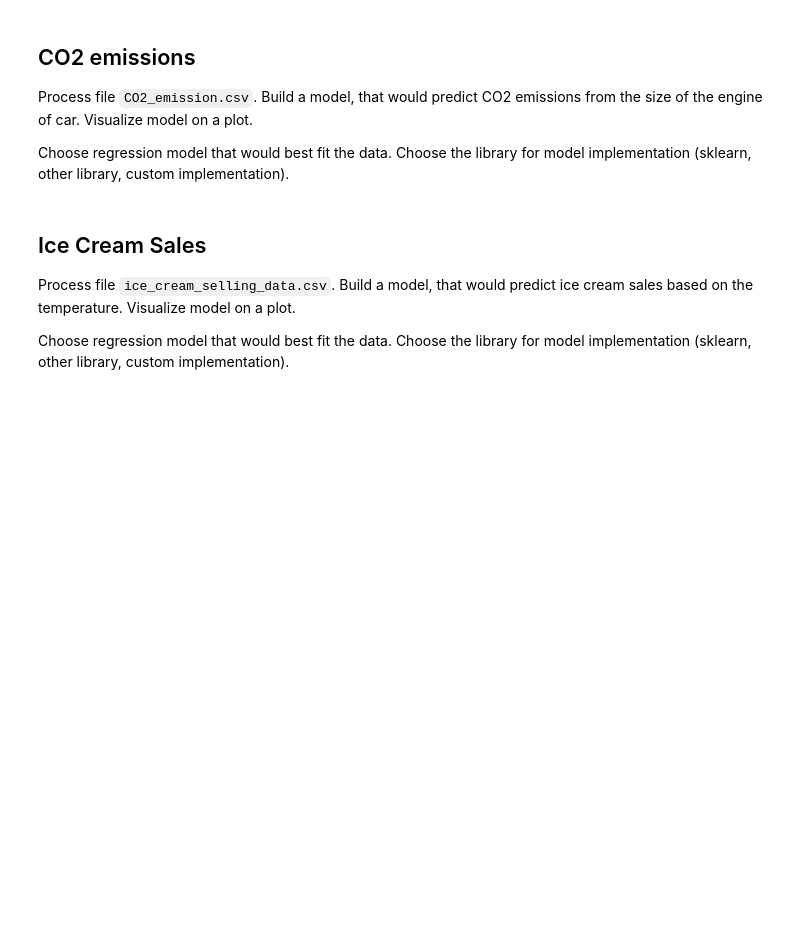
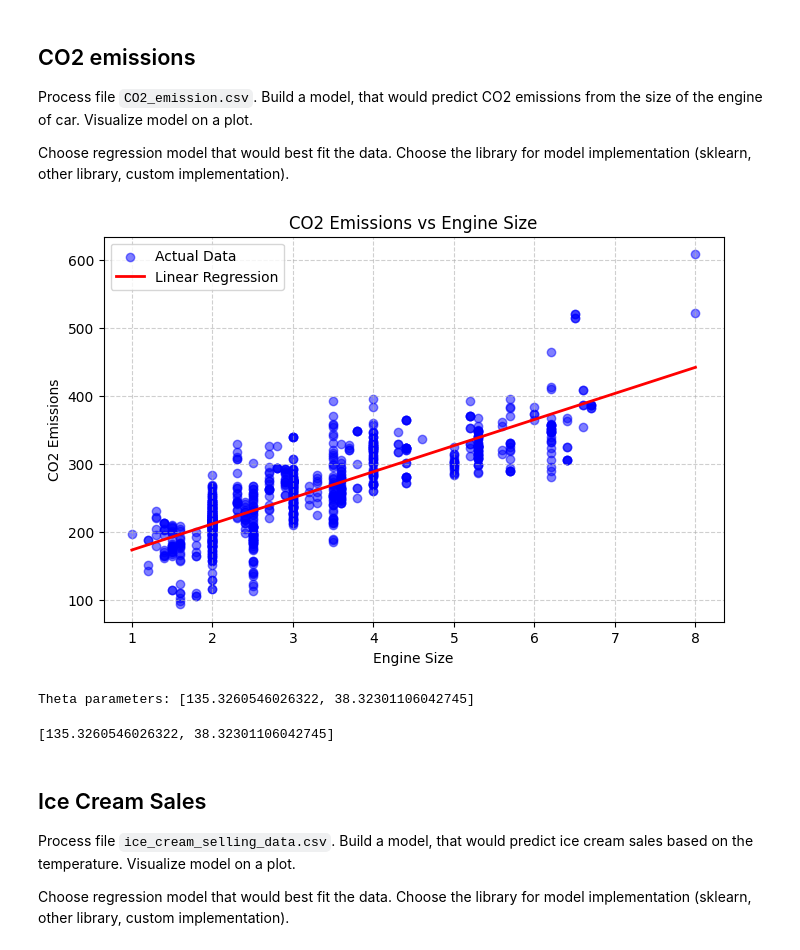
Before and after one commit to Mariia-Mytsak/ida-labs, a Jupyter notebook: assignement-3.ipynb, the cells around one changed output. Drawn from its saved outputs; the diff is of its cells as text; code cells hidden in the pictures; blank space fills up the shorter version.

```diff
--- a/assignement-3.ipynb
+++ b/assignement-3.ipynb
@@ -21,15 +23,22 @@ build_plot('resources/CO2_emission.csv', 'Engine_Size', 'CO2_Emissions').show()
 # %%
+import os
+import pandas as pd
+
 def extract_texts_from_file(file_path):
     """
-    Extract the text data from the csv file
+    Extract data from the csv file.
 
     Args:
         file_path (str): Relative location of the csv file in the project.
 
     Returns:
-        list: The list of texts as strings.
+        pd.DataFrame: The loaded dataset.
     """
-    return None
+    if os.path.exists(file_path):
+        return pd.read_csv(file_path)
+    else:
+        github_raw_url = f"https://raw.githubusercontent.com/Mariia-Mytsak/ida-labs/main/{file_path}"
+        return pd.read_csv(github_raw_url)
 
 data = extract_texts_from_file('resources/heart.csv')
 print(data[:50])
@@ -42,18 +69,48 @@ Choose regression model that would best fit the data. Choose the library for mod
 # %%
 def CO2_emissions(data):
     """
     Build a model that would predict CO2 emissions from the size of the engine of car. Visualize model on a plot.
 
     Args:
         data: CO2 emissions data.
 
     Returns:
-        list: The list of model theta parameters.
+        list: The list of model theta parameters [intercept, slope].
     """
-    return None
+    # Видаляємо пропуски, якщо вони є
+    df = data[['Engine_Size', 'CO2_Emissions']].dropna()
+
+    X = df[['Engine_Size']].values
+    y = df['CO2_Emissions'].values
+
+    model = LinearRegression()
+    model.fit(X, y)
+
+    # Візуалізація
+    plt.figure(figsize=(8, 5))
+    plt.scatter(X, y, color='blue', alpha=0.5, label='Actual Data')
+
+    X_range = np.linspace(X.min(), X.max(), 100).reshape(-1, 1)
+    plt.plot(X_range, model.predict(X_range), color='red', linewidth=2, label='Linear Regression')
+
+    plt.title('CO2 Emissions vs Engine Size')
+    plt.xlabel('Engine Size')
+    plt.ylabel('CO2 Emissions')
+    plt.legend()
+    plt.grid(True, linestyle='--', alpha=0.6)
+    plt.show()
+
+    # Параметри theta: [theta_0 (intercept), theta_1 (coef)]
+    theta = [float(model.intercept_)] + [float(c) for c in model.coef_]
+    print("Theta parameters:", theta)
+    return theta
 
 data = extract_texts_from_file('resources/CO2_emission.csv')
 CO2_emissions(data)
+# %% [output]
+[figure, added]
+Theta parameters: [135.3260546026322, 38.32301106042745]
+[135.3260546026322, 38.32301106042745]
 # %% [markdown]
 ## Ice Cream Sales
 
```
Also changed, not shown: parts of 7 cells of this notebook.
